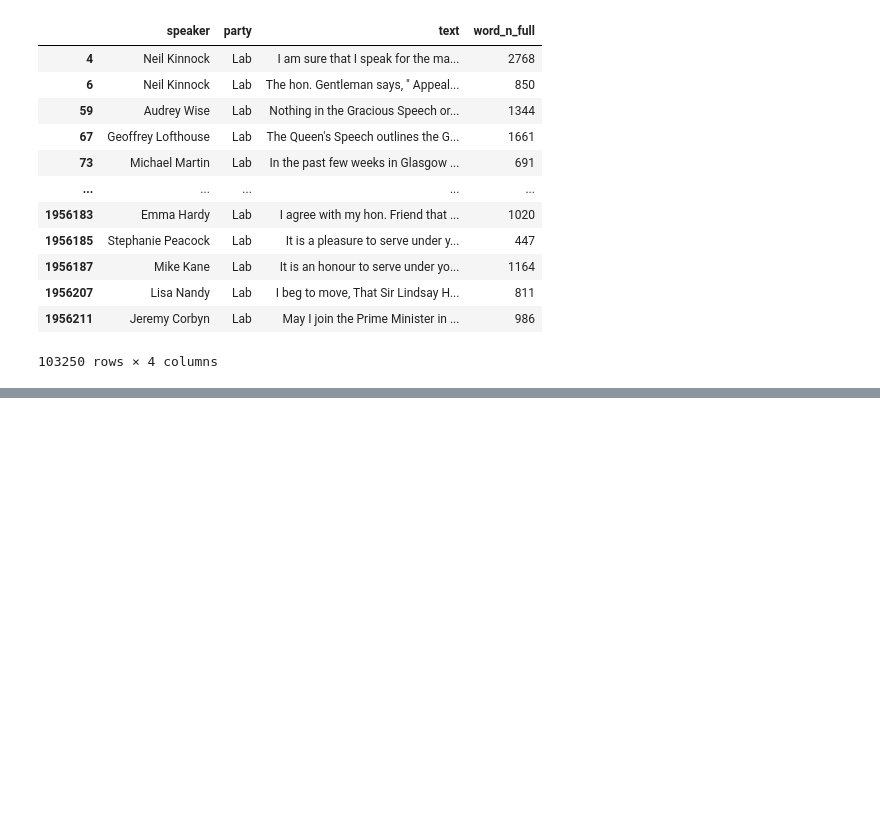
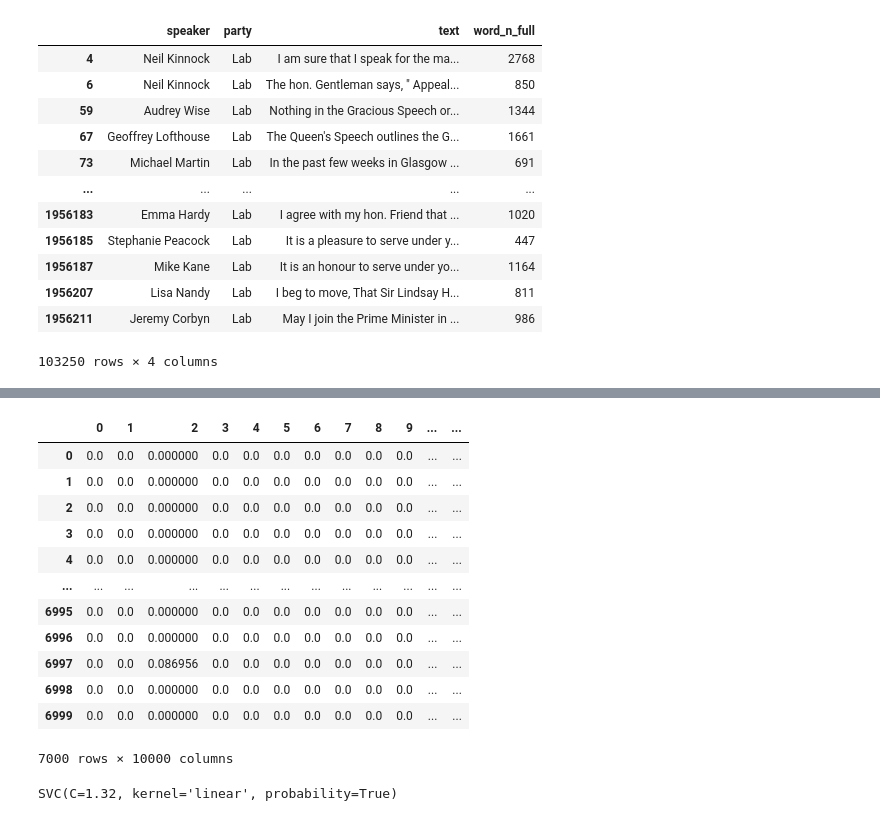
Before and after one commit to szaboildi/uk-pol-speech-classifier, a Jupyter notebook: notebooks/THL_Docker.ipynb, the cells around one changed output, grey strips where cells are left out. Drawn from its saved outputs; the diff is of its cells as text; code cells hidden in the pictures; blank space fills up the shorter version.

```diff
--- a/notebooks/THL_Docker.ipynb
+++ b/notebooks/THL_Docker.ipynb
@@ -156,0 +299,26 @@ lab_Data
+# %%
+import pandas as pd
+# Load  data
+X = pd.read_csv("/home/hailinh/code/szaboildi/uk-pol-speech-classifier/processed_data/features_1000sample_400min_600cutoff_tfidf.csv")
+y=pd.read_csv("/home/hailinh/code/szaboildi/uk-pol-speech-classifier/processed_data/target_1000sample_400min_600cutoff_tfidf.csv")
+# %%
+X
+# %% [output]
+|  | 0 | 1 | 2 | 3 | 4 | 5 | 6 | 7 | 8 | 9 | ... | ... |
+| 0 | 0.0 | 0.0 | 0.000000 | 0.0 | 0.0 | 0.0 | 0.0 | 0.0 | 0.0 | 0.0 | ... | ... |
+| 1 | 0.0 | 0.0 | 0.000000 | 0.0 | 0.0 | 0.0 | 0.0 | 0.0 | 0.0 | 0.0 | ... | ... |
+| 2 | 0.0 | 0.0 | 0.000000 | 0.0 | 0.0 | 0.0 | 0.0 | 0.0 | 0.0 | 0.0 | ... | ... |
+| 3 | 0.0 | 0.0 | 0.000000 | 0.0 | 0.0 | 0.0 | 0.0 | 0.0 | 0.0 | 0.0 | ... | ... |
+| 4 | 0.0 | 0.0 | 0.000000 | 0.0 | 0.0 | 0.0 | 0.0 | 0.0 | 0.0 | 0.0 | ... | ... |
+| ... | ... | ... | ... | ... | ... | ... | ... | ... | ... | ... | ... | ... |
+| 6995 | 0.0 | 0.0 | 0.000000 | 0.0 | 0.0 | 0.0 | 0.0 | 0.0 | 0.0 | 0.0 | ... | ... |
+| 6996 | 0.0 | 0.0 | 0.000000 | 0.0 | 0.0 | 0.0 | 0.0 | 0.0 | 0.0 | 0.0 | ... | ... |
+| 6997 | 0.0 | 0.0 | 0.086956 | 0.0 | 0.0 | 0.0 | 0.0 | 0.0 | 0.0 | 0.0 | ... | ... |
+| 6998 | 0.0 | 0.0 | 0.000000 | 0.0 | 0.0 | 0.0 | 0.0 | 0.0 | 0.0 | 0.0 | ... | ... |
+| 6999 | 0.0 | 0.0 | 0.000000 | 0.0 | 0.0 | 0.0 | 0.0 | 0.0 | 0.0 | 0.0 | ... | ... |
+7000 rows × 10000 columns
+# %%
+model = SVC(kernel="linear", C=1.32, probability=True)
+model.fit(X, y)
+# %% [output]
+SVC(C=1.32, kernel='linear', probability=True)
```
Also changed, not shown: parts of 12 cells of this notebook, 3 other files.
